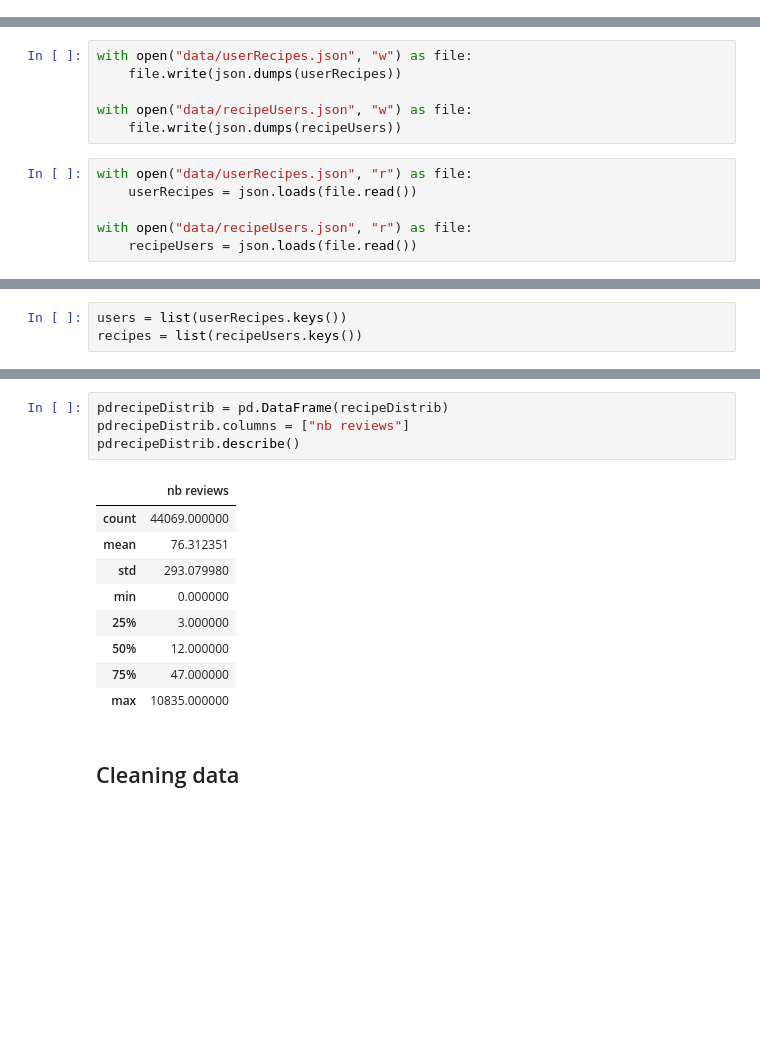
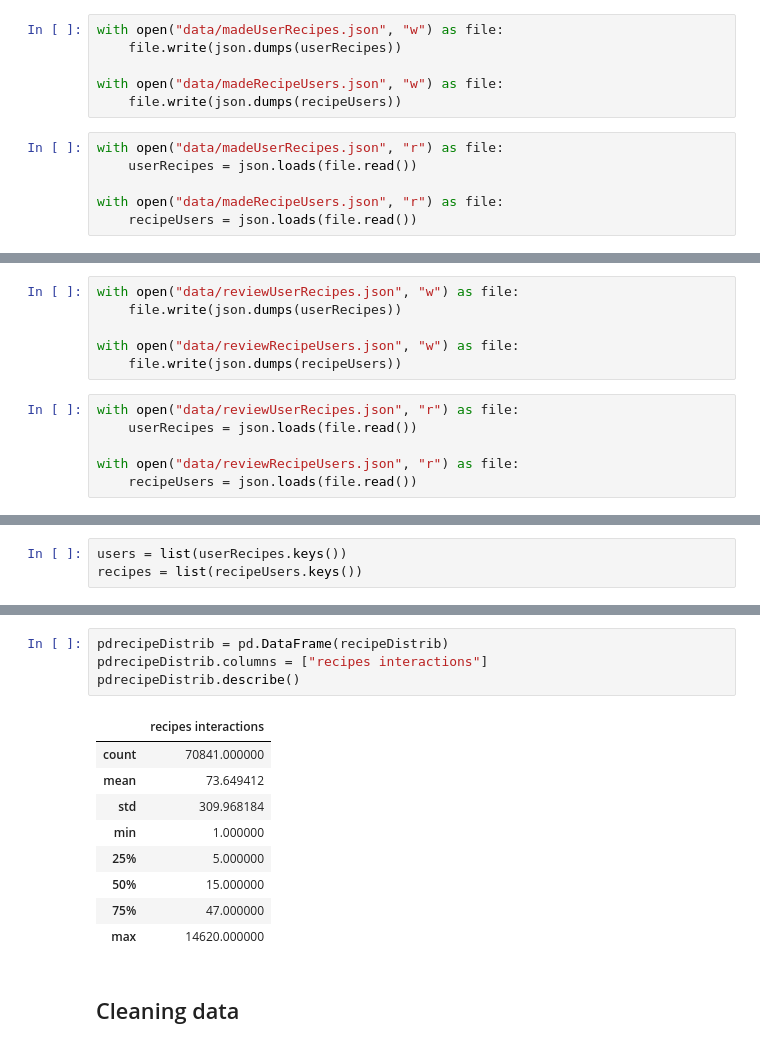
Before and after one commit to JRappaz/Foodie, a Jupyter notebook: python/Model.ipynb, the cells around one changed output, grey strips where cells are left out. Drawn from its saved outputs; the diff is of its cells as text; blank space fills up the shorter version.

```diff
--- a/python/Model.ipynb
+++ b/python/Model.ipynb
@@ -13,0 +42,12 @@ import pylab as pl
+# %%
+with open("data/madeUserRecipes.json", "w") as file:
+    file.write(json.dumps(userRecipes))
+
+with open("data/madeRecipeUsers.json", "w") as file:
+    file.write(json.dumps(recipeUsers))
+# %%
+with open("data/madeUserRecipes.json", "r") as file:
+    userRecipes = json.loads(file.read())
+
+with open("data/madeRecipeUsers.json", "r") as file:
+    recipeUsers = json.loads(file.read())
@@ -54,14 +93,14 @@ for recipe in recipes:
             userRecipes[user].append(recipe)
             recipeUsers[recipe].append(user)
 # %%
-with open("data/userRecipes.json", "w") as file:
+with open("data/reviewUserRecipes.json", "w") as file:
     file.write(json.dumps(userRecipes))
 
-with open("data/recipeUsers.json", "w") as file:
+with open("data/reviewRecipeUsers.json", "w") as file:
     file.write(json.dumps(recipeUsers))
 # %%
-with open("data/userRecipes.json", "r") as file:
+with open("data/reviewUserRecipes.json", "r") as file:
     userRecipes = json.loads(file.read())
 
-with open("data/recipeUsers.json", "r") as file:
+with open("data/reviewRecipeUsers.json", "r") as file:
     recipeUsers = json.loads(file.read())
@@ -150,17 +195,17 @@ plt.show()
 # %%
 pdrecipeDistrib = pd.DataFrame(recipeDistrib)
-pdrecipeDistrib.columns = ["nb reviews"]
+pdrecipeDistrib.columns = ["recipes interactions"]
 pdrecipeDistrib.describe()
 # %% [output]
-|  | nb reviews |
-| count | 44069.000000 |
-| mean | 76.312351 |
-| std | 293.079980 |
-| min | 0.000000 |
-| 25% | 3.000000 |
-| 50% | 12.000000 |
+|  | recipes interactions |
+| count | 70841.000000 |
+| mean | 73.649412 |
+| std | 309.968184 |
+| min | 1.000000 |
+| 25% | 5.000000 |
+| 50% | 15.000000 |
 | 75% | 47.000000 |
-| max | 10835.000000 |
+| max | 14620.000000 |
 # %% [markdown]
 ## Cleaning data
 # %%
```
Also changed, not shown: parts of 64 cells of this notebook, 36 other files.
